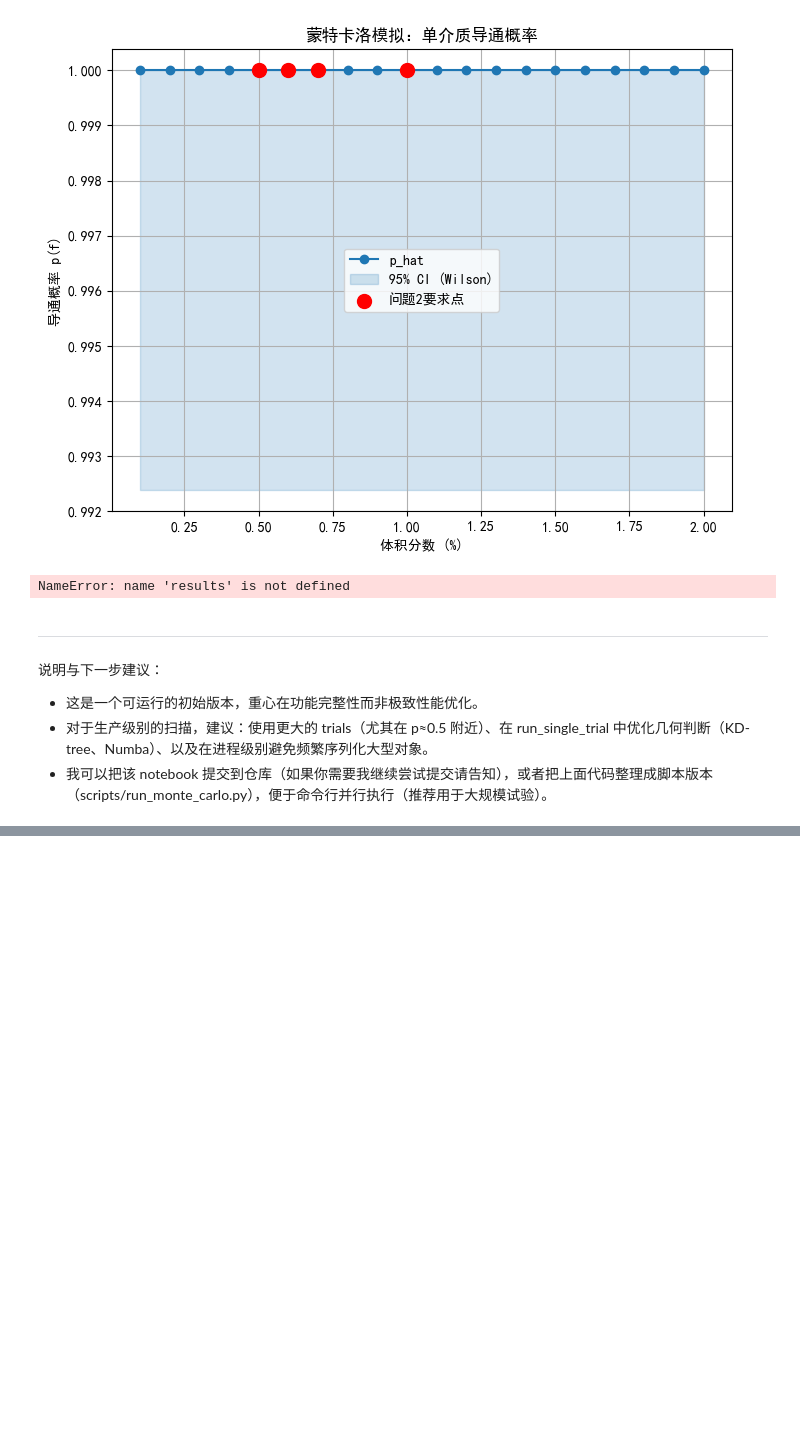
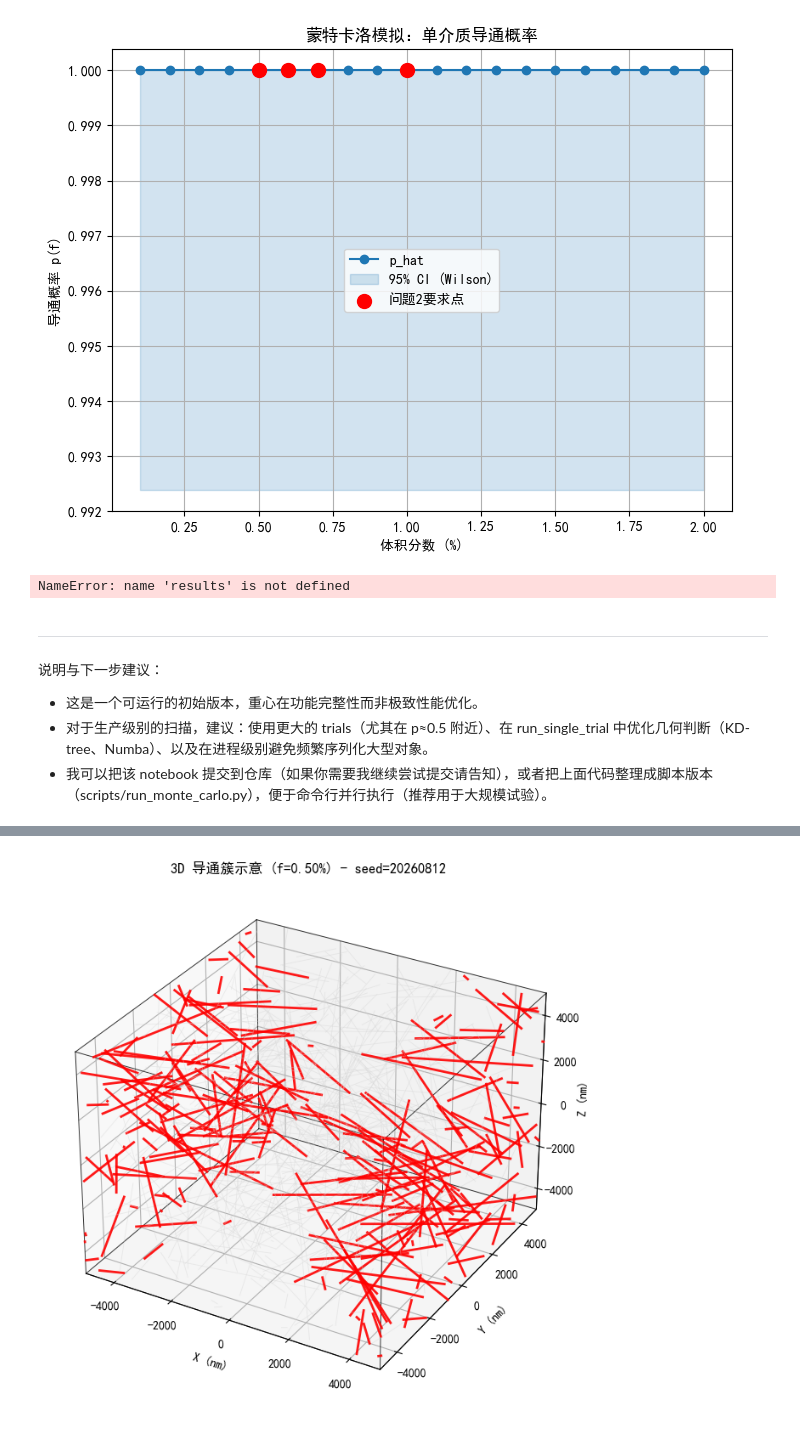
Before and after one commit to xiaoDu666-cell/2026_HuaShuCup_Problem_A, a Jupyter notebook: notebooks/02_蒙特卡洛模拟_单介质.ipynb, the cells around one changed output, grey strips where cells are left out. Cells and saved outputs as stored; diff of their text form; code cells hidden in the pictures; blank space fills up the shorter version.

```diff
--- a/notebooks/02_蒙特卡洛模拟_单介质.ipynb
+++ b/notebooks/02_蒙特卡洛模拟_单介质.ipynb
@@ -224,0 +813,79 @@ NameError: name 'results' is not defined
+# %%
+# Cell: 3D 可视化（matplotlib）
+import numpy as np
+import matplotlib.pyplot as plt
+from mpl_toolkits.mplot3d import Axes3D  # noqa: F401
+
+# 使用前一步得到的 found_segments, cluster_idxs
+# 若不存在，请先运行上一个 cell
+
+fig = plt.figure(figsize=(10,8))
+ax = fig.add_subplot(111, projection='3d')
+
+# 绘成立方体边界框（cube from -L/2..L/2）
+L_half = L/2.0
+# 8 corners
+corners = np.array([
+    [-L_half, -L_half, -L_half],
+    [ L_half, -L_half, -L_half],
+    [ L_half,  L_half, -L_half],
+    [-L_half,  L_half, -L_half],
+    [-L_half, -L_half,  L_half],
+    [ L_half, -L_half,  L_half],
+    [ L_half,  L_half,  L_half],
+    [-L_half,  L_half,  L_half],
+])
+# edges as pairs of corner indices
+edges = [
+    (0,1),(1,2),(2,3),(3,0),
+    (4,5),(5,6),(6,7),(7,4),
+    (0,4),(1,5),(2,6),(3,7)
+]
+for (i,j) in edges:
+    xs = [corners[i,0], corners[j,0]]
+    ys = [corners[i,1], corners[j,1]]
+    zs = [corners[i,2], corners[j,2]]
+    ax.plot(xs, ys, zs, color='k', linewidth=0.7, alpha=0.8)
+
+# Plot all segments lightly (optional)
+plot_all = True
+if plot_all:
+    for i, s in enumerate(found_segments):
+        try:
+            p0 = np.array(getattr(s, 'p0'))
+            p1 = np.array(getattr(s, 'p1'))
+        except Exception:
+            p0 = np.array(getattr(s, 'a', getattr(s, 'start', np.array([0,0,0]))))
+            p1 = np.array(getattr(s, 'b', getattr(s, 'end', np.array([0,0,0]))))
+        # color and linewidth
+        if i in cluster_idxs:
+            c = 'red'
+            lw = 2.0
+            alpha = 0.9
+        else:
+            c = 'lightgray'
+            lw = 0.6
+            alpha = 0.4
+        ax.plot([p0[0], p1[0]], [p0[1], p1[1]], [p0[2], p1[2]], color=c, linewidth=lw, alpha=alpha)
+
+# adjust view
+ax.set_xlabel('X (nm)')
+ax.set_ylabel('Y (nm)')
+ax.set_zlabel('Z (nm)',labelpad=0.8)  #zlabelpad 调整标签与坐标轴的距离,解决z轴标签被遮挡的问题
+ax.set_title(f"3D 导通簇示意 (f={f_target*100:.2f}%) - seed={found_seed}")
+
+# set equal aspect ratio (approximation)
+max_range = np.array([corners[:,0].max()-corners[:,0].min(),
+                      corners[:,1].max()-corners[:,1].min(),
+                      corners[:,2].max()-corners[:,2].min()]).max() / 2.0
+mid_x = (corners[:,0].max()+corners[:,0].min()) * 0.5
+mid_y = (corners[:,1].max()+corners[:,1].min()) * 0.5
+mid_z = (corners[:,2].max()+corners[:,2].min()) * 0.5
+ax.set_xlim(mid_x - max_range, mid_x + max_range)
+ax.set_ylim(mid_y - max_range, mid_y + max_range)
+ax.set_zlim(mid_z - max_range, mid_z + max_range)
+
+
+plt.show()
+# %% [output]
+[figure, added]
```
Also changed, not shown: parts of 7 cells of this notebook.
